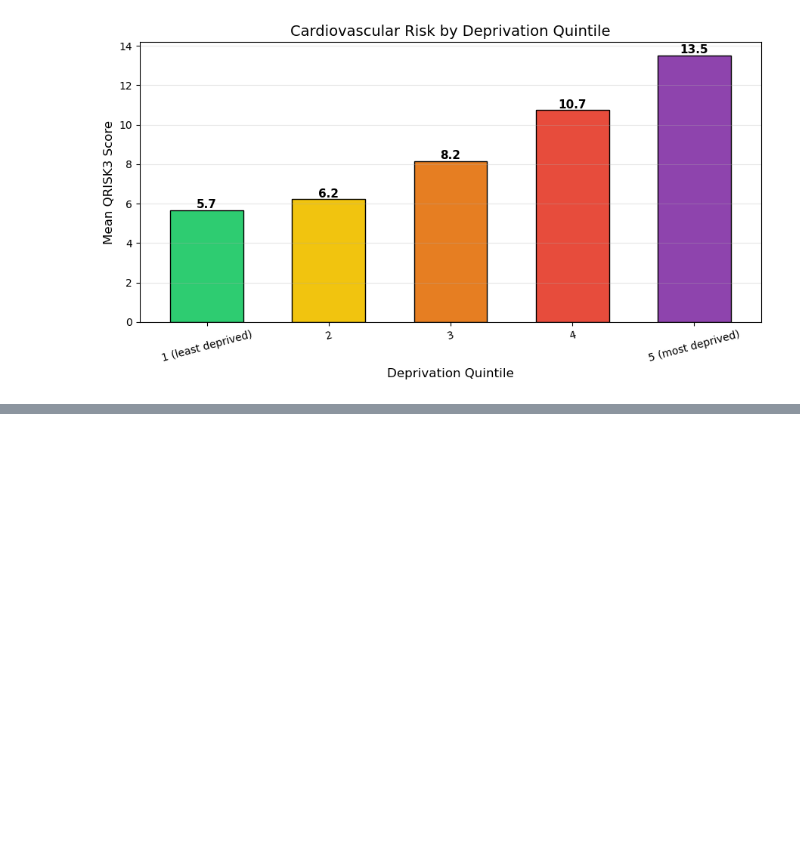
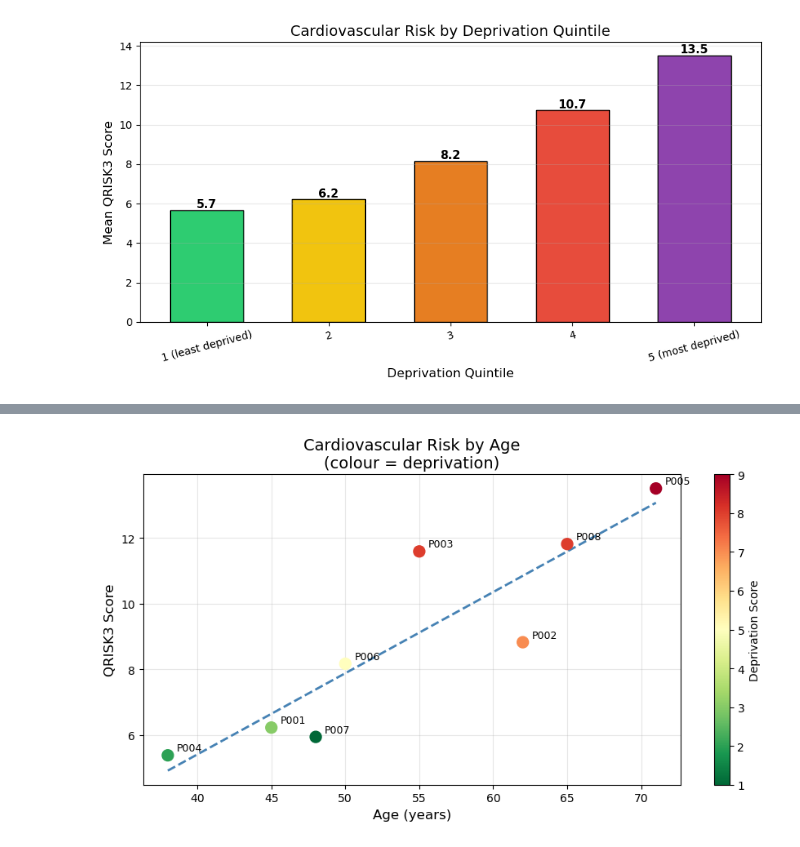
Before and after one commit to Lyra-cb/Qrisk3_Project, a Jupyter notebook: qrisk3.ipynb, the cells around one changed output, grey strips where cells are left out. Cells and saved outputs as stored; diff of their text form; code cells hidden in the pictures; blank space fills up the shorter version.

```diff
--- a/qrisk3.ipynb
+++ b/qrisk3.ipynb
@@ -222,0 +248,29 @@ plt.show()
+# %%
+fig, ax = plt.subplots(figsize=(9, 5))
+
+# Scatter points coloured by deprivation
+scatter = ax.scatter(df['age'], df['qrisk_score'],
+                     c=df['deprivation'], cmap='RdYlGn_r',
+                     s=100, zorder=5)
+
+# Add trend line
+z = np.polyfit(df['age'], df['qrisk_score'], 1)
+p = np.poly1d(z)
+age_range = range(df['age'].min(), df['age'].max()+1)
+ax.plot(age_range, p(age_range), color='steelblue',
+        linestyle='--', linewidth=2, label='Trend')
+
+# Label points
+for i, row in df.iterrows():
+    ax.annotate(row['patient_id'], (row['age'], row['qrisk_score']),
+                textcoords="offset points", xytext=(8, 4), fontsize=9)
+
+plt.colorbar(scatter, label='Deprivation Score')
+ax.set_xlabel('Age (years)', fontsize=12)
+ax.set_ylabel('QRISK3 Score', fontsize=12)
+ax.set_title('Cardiovascular Risk by Age\n(colour = deprivation)', fontsize=14)
+ax.grid(True, alpha=0.3)
+plt.tight_layout()
+plt.show()
+# %% [output]
+[figure, added]
```
Also changed, not shown: parts of 1 cell of this notebook.
